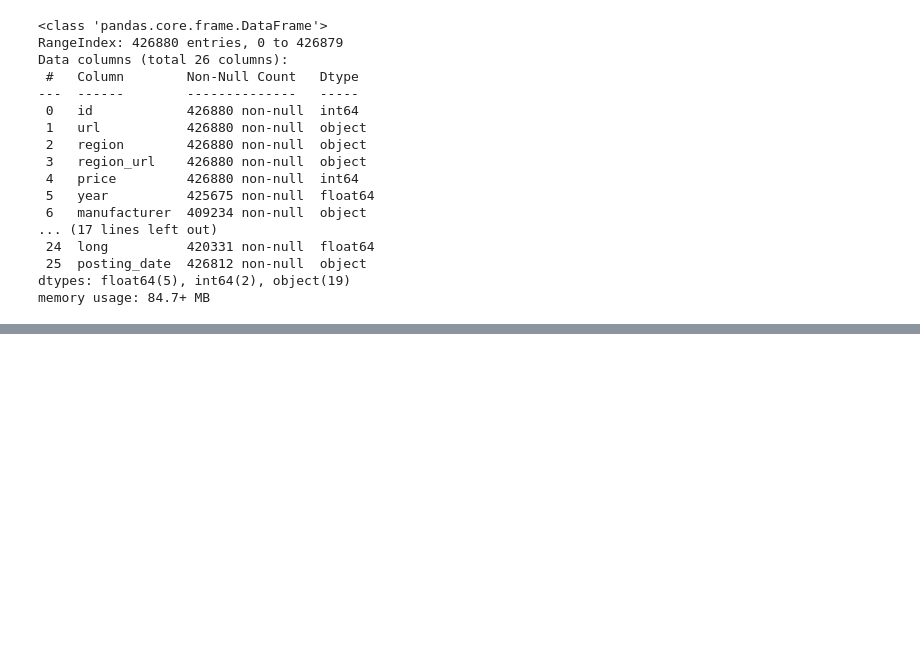
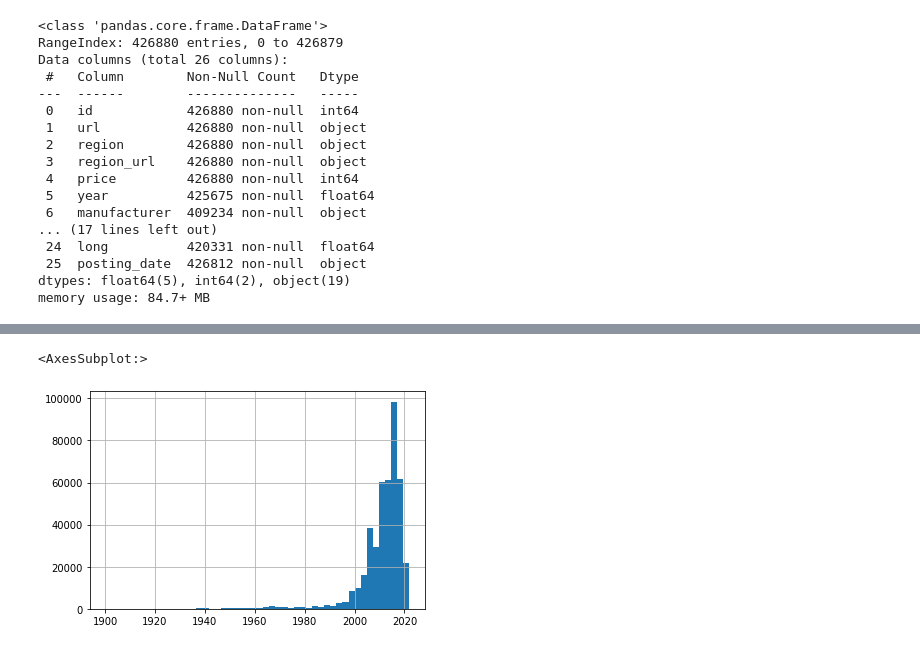
Before and after one commit to jmajurel/ml, a Jupyter notebook: data_exploration.ipynb, the cells around one changed output, grey strips where cells are left out. Drawn from its saved outputs; the diff is of its cells as text; code cells hidden in the pictures; blank space fills up the shorter version.

```diff
--- a/data_exploration.ipynb
+++ b/data_exploration.ipynb
@@ -62,0 +187,5 @@ memory usage: 84.7+ MB
+# %%
+data.year.hist(bins=50)
+# %% [output]
+<AxesSubplot:>
+[figure, added]
```
Also changed, not shown: parts of 11 cells of this notebook, 1 other file.
